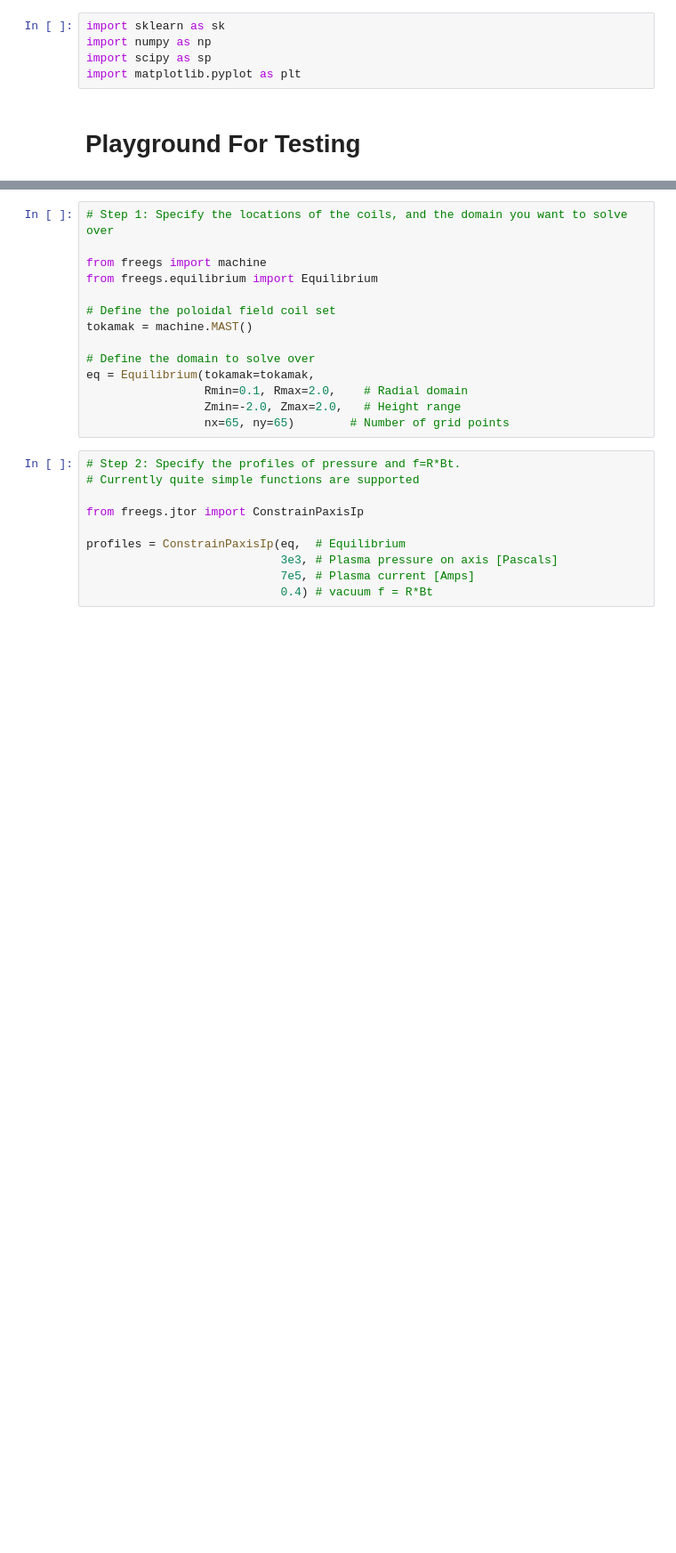
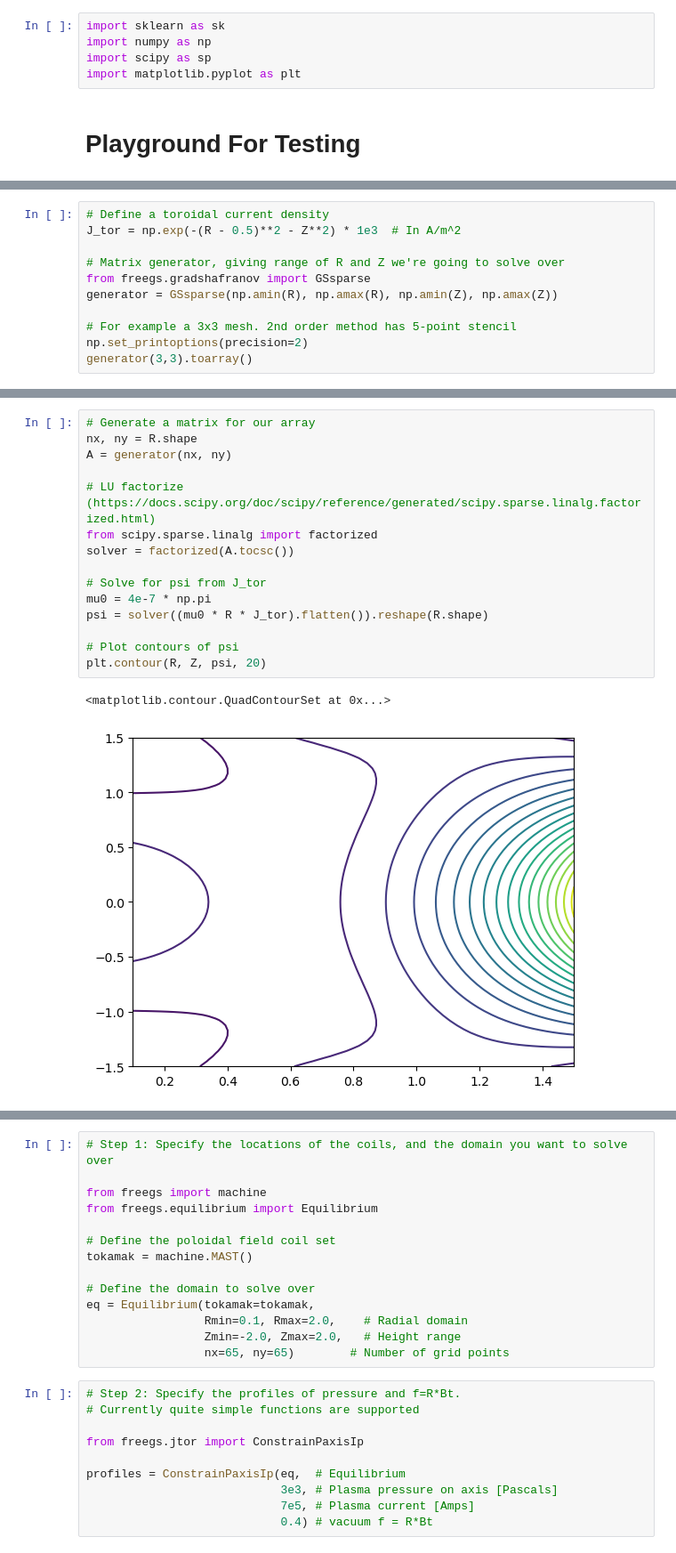
Before and after one commit to MrLou1976/PHY_329_Final_Project, a Jupyter notebook: Tokomak_Learning_Playground.ipynb, the cells around one changed output, grey strips where cells are left out. Shown at 89% size. Cells and saved outputs as stored; diff of their text form; blank space fills up the shorter version.

```diff
--- a/Tokomak_Learning_Playground.ipynb
+++ b/Tokomak_Learning_Playground.ipynb
@@ -81,0 +156,11 @@ plt.show()
+# %%
+# Define a toroidal current density
+J_tor = np.exp(-(R - 0.5)**2 - Z**2) * 1e3  # In A/m^2
+
+# Matrix generator, giving range of R and Z we're going to solve over
+from freegs.gradshafranov import GSsparse
+generator = GSsparse(np.amin(R), np.amax(R), np.amin(Z), np.amax(Z))
+
+# For example a 3x3 mesh. 2nd order method has 5-point stencil
+np.set_printoptions(precision=2)
+generator(3,3).toarray()
@@ -81,0 +177,18 @@ plt.show()
+# %%
+# Generate a matrix for our array
+nx, ny = R.shape
+A = generator(nx, ny)
+
+# LU factorize (https://docs.scipy.org/doc/scipy/reference/generated/scipy.sparse.linalg.factorized.html)
+from scipy.sparse.linalg import factorized
+solver = factorized(A.tocsc())
+
+# Solve for psi from J_tor
+mu0 = 4e-7 * np.pi
+psi = solver((mu0 * R * J_tor).flatten()).reshape(R.shape)
+
+# Plot contours of psi
+plt.contour(R, Z, psi, 20)
+# %% [output]
+<matplotlib.contour.QuadContourSet at 0x...>
+[figure, added]
```
Also changed, not shown: parts of 31 cells of this notebook.
